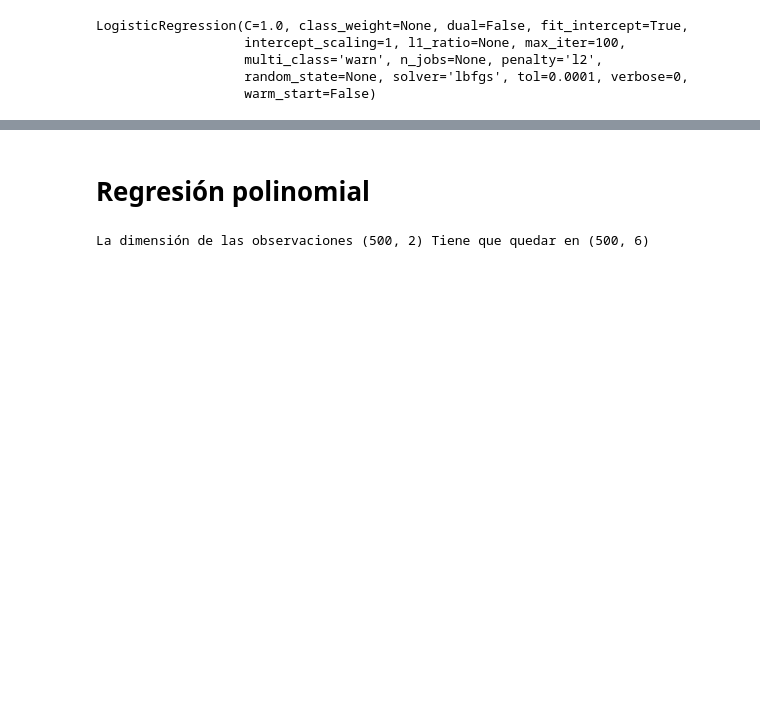
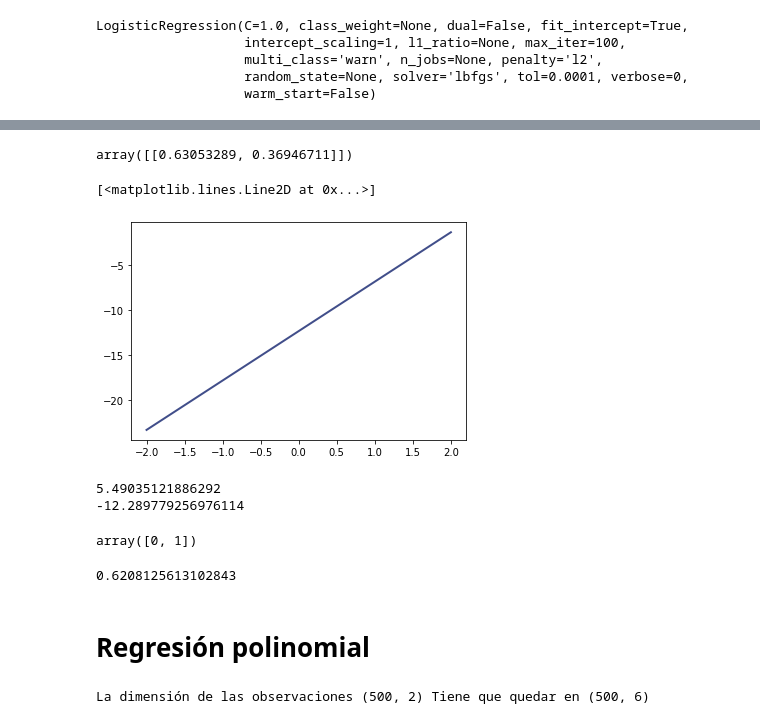
Before and after one commit to juanigoa/ITBA-Deep-Learning, a Jupyter notebook: Laboratorio de Machine Learning/0 - Clasificacion Binaria - Modelos probabilisticos/Laboratorio-01-master/2-Lab01-Regresion_Logistica.ipynb, the cells around one changed output, grey strips where cells are left out. Cells and saved outputs as stored; diff of their text form; code cells hidden in the pictures; blank space fills up the shorter version.

```diff
--- a/Laboratorio de Machine Learning/0 - Clasificacion Binaria - Modelos probabilisticos/Laboratorio-01-master/2-Lab01-Regresion_Logistica.ipynb
+++ b/Laboratorio de Machine Learning/0 - Clasificacion Binaria - Modelos probabilisticos/Laboratorio-01-master/2-Lab01-Regresion_Logistica.ipynb
@@ -54,3 +54,32 @@ plot_boundaries(X,y, score, probability_func=model.predict_proba, mesh_res=500)
+# %%
+x1 = 0.5
+x2 = -0.75
+
+a = np.array([x1, x2]).reshape(1, 2)
+model.predict_proba(a)
+# %% [output]
+array([[0.63053289, 0.36946711]])
+# %%
+x1 = np.linspace(-2, 2, 100)
+x2 = -(model.coef_[0][0] * x1 + model.intercept_[0]) / model.coef_[0][1]
+plt.plot(x1, x2, color='#414e8a', linewidth=2)
+# %% [output]
+[<matplotlib.lines.Line2D at 0x...>]
+[figure, added]
+# %%
+print(-model.coef_[0][0]/model.coef_[0][1])
+print(-model.intercept_[0]/ model.coef_[0][1])
+model.classes_
+# %% [output]
+5.49035121886292
+-12.289779256976114
+array([0, 1])
+# %%
+from sklearn.metrics import log_loss
+
+log_loss(y,model.predict_proba(X))
+# %% [output]
+0.6208125613102843
 # %% [markdown]
 # Regresión polinomial
 # %%
```
Also changed, not shown: parts of 7 cells of this notebook, 11 other files.
